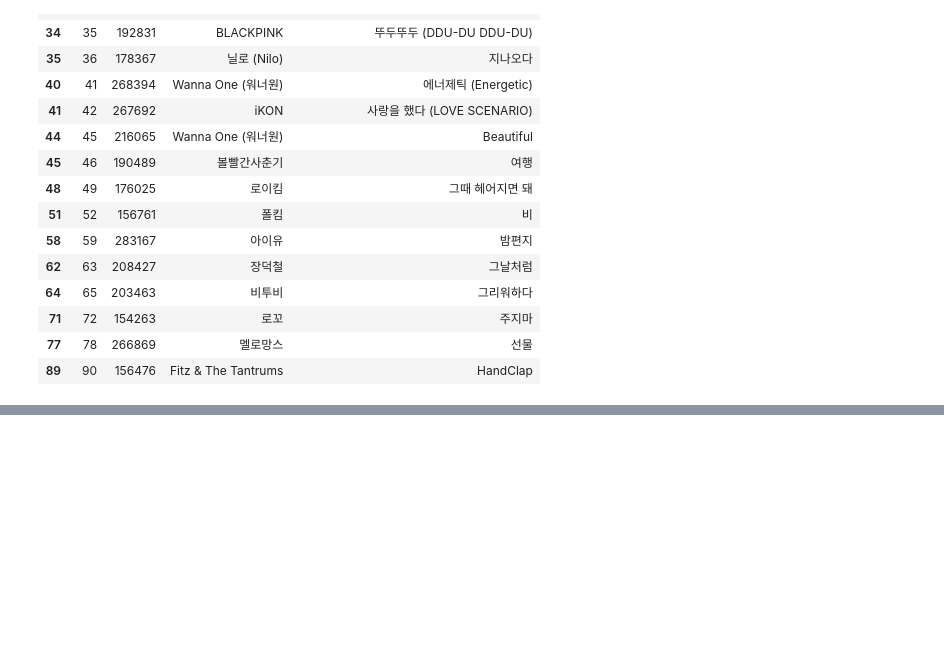
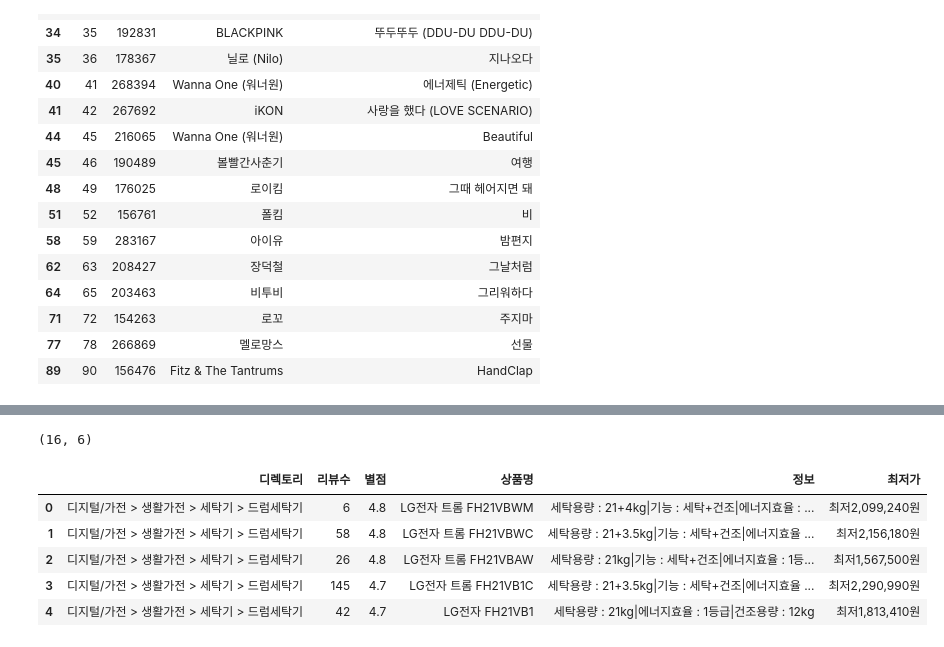
Before and after one commit to CodingSta/demo-201810-lge, a Jupyter notebook: 파이썬강의.ipynb, the cells around one changed output, grey strips where cells are left out. Saved outputs shown, nothing was run; the diff lists cells and outputs as text; code cells hidden in the pictures; blank space fills up the shorter version.

```diff
--- a/파이썬강의.ipynb
+++ b/파이썬강의.ipynb
@@ -1210,0 +1219,3 @@ df.loc[mask, ['순위', '좋아요', '가수', '곡명']]
+# %%
+response = requests.get(네이버쇼핑_url)  #  항상, 웹은 요청에 대한 응답 구조
+response
@@ -1210,0 +1224,34 @@ df.loc[mask, ['순위', '좋아요', '가수', '곡명']]
+# %%
+html = response.text
+# %%
+soup = BeautifulSoup(html, 'html.parser')
+# %%
+상품리스트 = []
+
+for tag in soup.select('.goods_list ._model_list .info'):
+    name = tag.select_one('.tit').text.strip()
+    상품명 = (name)
+    최저가 = (tag.select_one('.price em').text.strip())
+    디렉토리 = (' '.join(tag.select_one('.depth').text.strip().split()))
+    정보 = (tag.select_one('.detail').text.strip())
+    리뷰수 = tag.select_one('.graph em').text
+
+    별점_style_attr = tag.select_one('.graph .star_graph span')['style']
+    matched = re.search(r'(\d+)', 별점_style_attr)  # ex) "width: 96.0%"
+    if matched:
+        width_percent = int(matched.group(1))
+        별점 = 5 * width_percent / 100
+        # print('별점: ', 별점)
+
+    print(상품명, 최저가, 디렉토리, 정보, 리뷰수, 별점)
+
+    상품리스트.append({
+        '상품명': 상품명,
+        '최저가': 최저가,
+        '디렉토리': 디렉토리,
+        '정보': 정보,
+        '리뷰수': 리뷰수,
+        '별점': 별점,
+    })
+
+상품리스트
@@ -1210,0 +1292,12 @@ df.loc[mask, ['순위', '좋아요', '가수', '곡명']]
+# %%
+df_상품 = pd.DataFrame(상품리스트)
+print(df_상품.shape)
+df_상품.head()
+# %% [output]
+(16, 6)
+|  | 디렉토리 | 리뷰수 | 별점 | 상품명 | 정보 | 최저가 |
+| 0 | 디지털/가전 > 생활가전 > 세탁기 > 드럼세탁기 | 6 | 4.8 | LG전자 트롬 FH21VBWM | 세탁용량 : 21+4kg|기능 : 세탁+건조|에너지효율 : ... | 최저2,099,240원 |
+| 1 | 디지털/가전 > 생활가전 > 세탁기 > 드럼세탁기 | 58 | 4.8 | LG전자 트롬 FH21VBWC | 세탁용량 : 21+3.5kg|기능 : 세탁+건조|에너지효율 ... | 최저2,156,180원 |
+| 2 | 디지털/가전 > 생활가전 > 세탁기 > 드럼세탁기 | 26 | 4.8 | LG전자 트롬 FH21VBAW | 세탁용량 : 21kg|기능 : 세탁+건조|에너지효율 : 1등... | 최저1,567,500원 |
+| 3 | 디지털/가전 > 생활가전 > 세탁기 > 드럼세탁기 | 145 | 4.7 | LG전자 트롬 FH21VB1C | 세탁용량 : 21+3.5kg|기능 : 세탁+건조|에너지효율 ... | 최저2,290,990원 |
+| 4 | 디지털/가전 > 생활가전 > 세탁기 > 드럼세탁기 | 42 | 4.7 | LG전자 FH21VB1 | 세탁용량 : 21kg|에너지효율 : 1등급|건조용량 : 12kg | 최저1,813,410원 |
```
Also changed, not shown: parts of 5 cells of this notebook.
